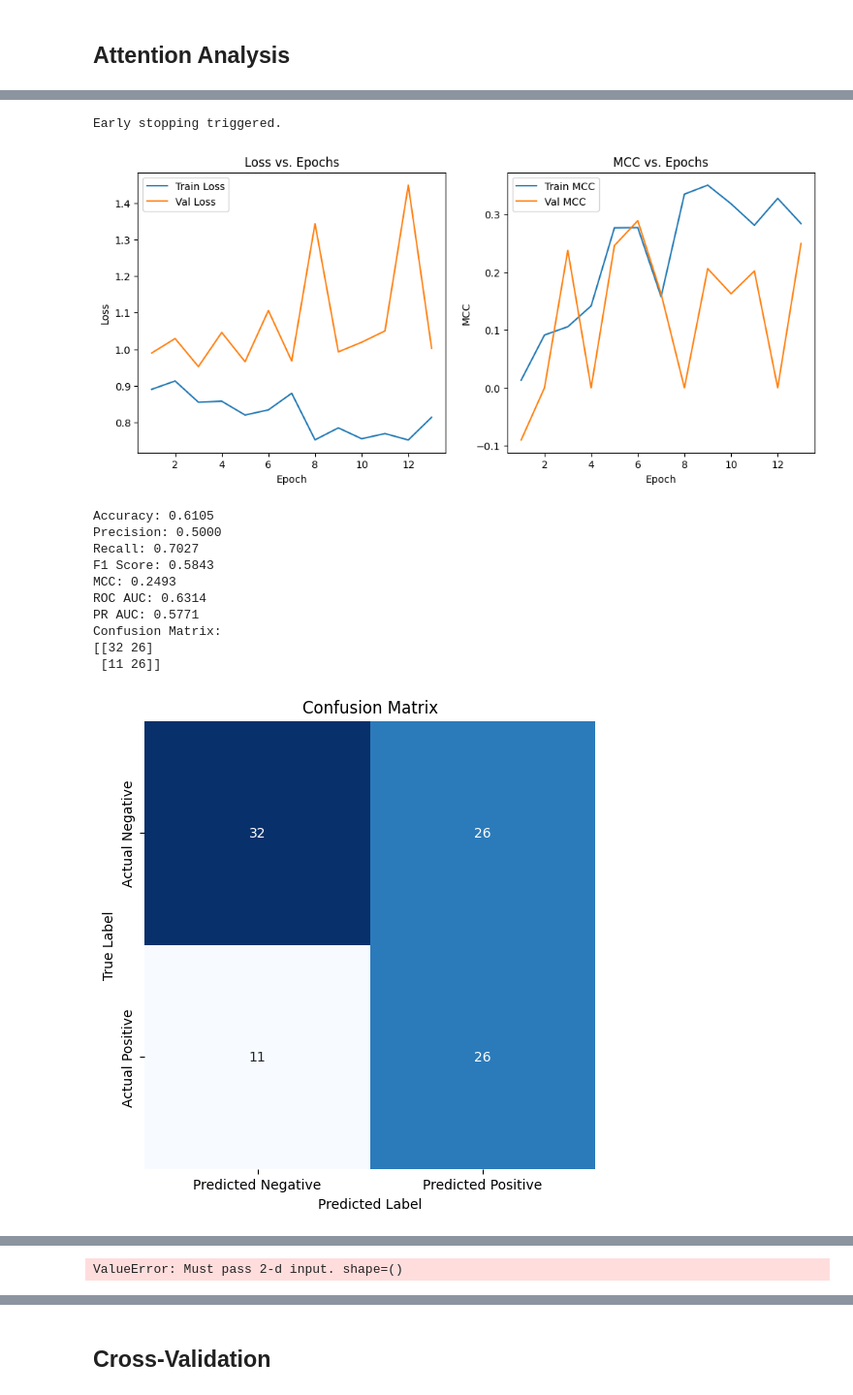
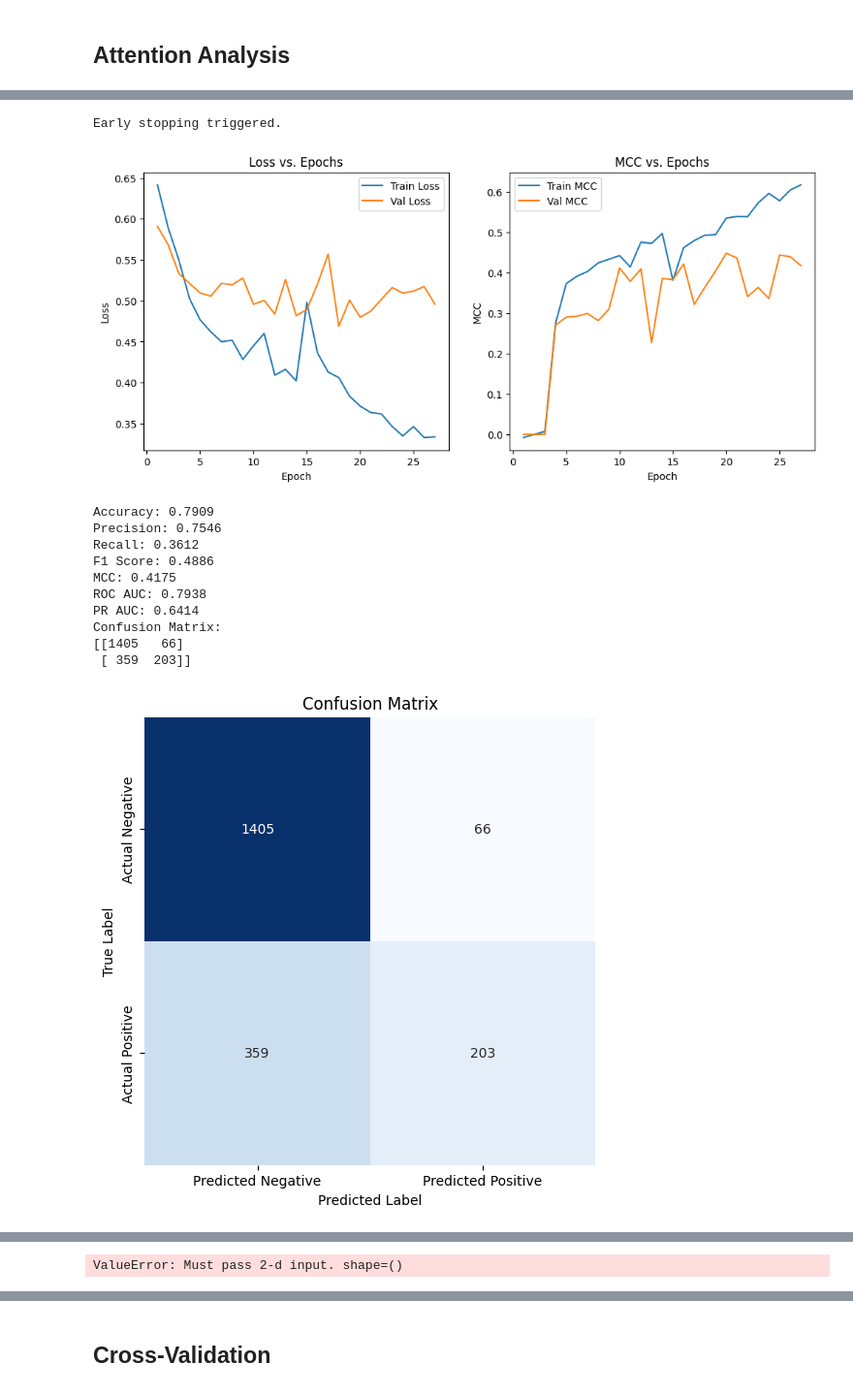
Before and after one commit to Noonanav/phage_host_set_transformers, a Jupyter notebook: set_transformer_modeling_v3.ipynb, the cells around one changed output, grey strips where cells are left out. Shown: that part at 97% size. Cells and saved outputs as stored; diff of their text form; code cells hidden in the pictures.

```diff
--- a/set_transformer_modeling_v3.ipynb
+++ b/set_transformer_modeling_v3.ipynb
@@ -1179,10 +1252,11 @@ def get_attention_scores(model, strain_emb, phage_emb, device):
 
 Description: This block contains a function for the full workflow.
 # %%
-def main(debug=False):
+def main(debug=False, use_cross_attention=True, use_phage_weights=True):
     # 1. Set paths for data
     # interactions_path = '/content/drive/MyDrive/Arkin/phage_public_datasets/e_coli/interaction_matrix.csv'
-    interactions_path = '/content/drive/MyDrive/Arkin/phage_public_datasets/pseudomonas/interaction_matrix.csv'
+    # interactions_path = '/content/drive/MyDrive/Arkin/phage_public_datasets/pseudomonas/interaction_matrix.csv'
+    interactions_path = '/content/drive/MyDrive/Arkin/set_transformer_data/EDGE_interaction_long_172_no2.csv'
 
     # If in debug mode, limit the number of genomes to load
     if debug:
@@ -1207,12 +1281,12 @@ def main(debug=False):
         debug_interactions.to_csv(debug_path, index=False)
 
         # Now load only these genomes' embeddings
-        strain_embeddings = load_embeddings_with_ids(
+        strain_embeddings = load_embeddings_flexible(
             '/content/drive/MyDrive/Arkin/ESM2/public_datasets/ecoli/strain/',
             genome_ids_csv=debug_path,
             id_column='strain'
         )
-        phage_embeddings = load_embeddings_with_ids(
+        phage_embeddings = load_embeddings_flexible(
             '/content/drive/MyDrive/Arkin/ESM2/public_datasets/ecoli/phage/',
             genome_ids_csv=debug_path,
             id_column='phage'
@@ -1222,15 +1296,17 @@ def main(debug=False):
         interactions_df = debug_interactions
     else:
         # Load all embeddings
-        strain_embeddings = load_embeddings_with_ids(
+        strain_embeddings = load_embeddings_flexible(
             # '/content/drive/MyDrive/Arkin/ESM2/public_datasets/ecoli/strain/',
-            '/content/drive/MyDrive/Arkin/ESM2/public_datasets/pseudomonas/strain/',
+            # '/content/drive/MyDrive/Arkin/ESM2/public_datasets/pseudomonas/strain/',
+            '/content/drive/MyDrive/Arkin/set_transformer_data/embedding_sets/strains',
             genome_ids_csv=interactions_path,
             id_column='strain'
         )
-        phage_embeddings = load_embeddings_with_ids(
+        phage_embeddings = load_embeddings_flexible(
             # '/content/drive/MyDrive/Arkin/ESM2/public_datasets/ecoli/phage/',
-            '/content/drive/MyDrive/Arkin/ESM2/public_datasets/pseudomonas/phage/',
+            # '/content/drive/MyDrive/Arkin/ESM2/public_datasets/pseudomonas/phage/',
+            '/content/drive/MyDrive/Arkin/set_transformer_data/embedding_sets/phages',
             genome_ids_csv=interactions_path,
             id_column='phage'
         )
@@ -1260,18 +1336,20 @@ def main(debug=False):
         test_df,
         strain_embeddings,
         phage_embeddings,
-        batch_size=20 if not debug else 4
+        batch_size=512 if not debug else 4,
+        use_phage_weights=use_phage_weights
     )
 
     # 4. Initialize model
     model = StrainPhageTransformer(
         embedding_dim=1280,
         num_heads=16,        # Increased from 8
-        strain_inds=128,     # Increased from 128
-        phage_inds=32,      # Increased from 64
+        strain_inds=256,     # Increased from 128
+        phage_inds=64,      # Increased from 64
         dropout=0.1,         # Increased from 0.1
         ln=True,
-        temperature=0.05      # Increased from 0.01
+        temperature=0.1,      # Increased from 0.01
+        use_cross_attention=use_cross_attention,
     ).to(device)
 
     # Initialize with perturbations to break symmetry
@@ -1285,14 +1363,20 @@ def main(debug=False):
         num_epochs=100 if not debug else 5,
         learning_rate=1e-5,  # Increased from 1e-5
         patience=7 if not debug else 2,
-        device=device
+        device=device,
+        use_phage_weights=use_phage_weights
     )
 
     # 6. Save model and results
+    config_str = f"ca_{use_cross_attention}_pw_{use_phage_weights}"
     torch.save({
         'model_state_dict': model.state_dict(),
         'history': history,
-    }, 'strain_phage_transformer.pt')
+        'config': {
+            'use_cross_attention': use_cross_attention,
+            'use_phage_weights': use_phage_weights
+        }
+    }, f'strain_phage_transformer_{config_str}.pt')
 
     # 7. Plot training history
     plot_training_history(history)
@@ -1651,7 +1735,7 @@ def analyze_attention_patterns(important_genes_df, output_dir):
     }
 # %%
 if __name__ == "__main__":
-    model, history, accuracy, precision, recall, f1, mcc, roc_auc, pr_auc, conf_matrix, all_preds, all_labels = main(debug=False)
+    model, history, accuracy, precision, recall, f1, mcc, roc_auc, pr_auc, conf_matrix, all_preds, all_labels = main(debug=False, use_cross_attention=False, use_phage_weights=False)
 
     attention_analysis = False
 
@@ -1771,13 +1855,13 @@ Calculated weights for 19 phages
 Early stopping triggered.
-[figure, old version]
+[figure, new version]
-Accuracy: 0.6105
-Precision: 0.5000
-Recall: 0.7027
-F1 Score: 0.5843
-MCC: 0.2493
-ROC AUC: 0.6314
-PR AUC: 0.5771
+Accuracy: 0.7909
+Precision: 0.7546
+Recall: 0.3612
+F1 Score: 0.4886
+MCC: 0.4175
+ROC AUC: 0.7938
+PR AUC: 0.6414
 Confusion Matrix:
-[[32 26]
- [11 26]]
+[[1405   66]
+ [ 359  203]]
-[figure, old version]
+[figure, new version]
```
Also changed, not shown: parts of 4 cells of this notebook.
